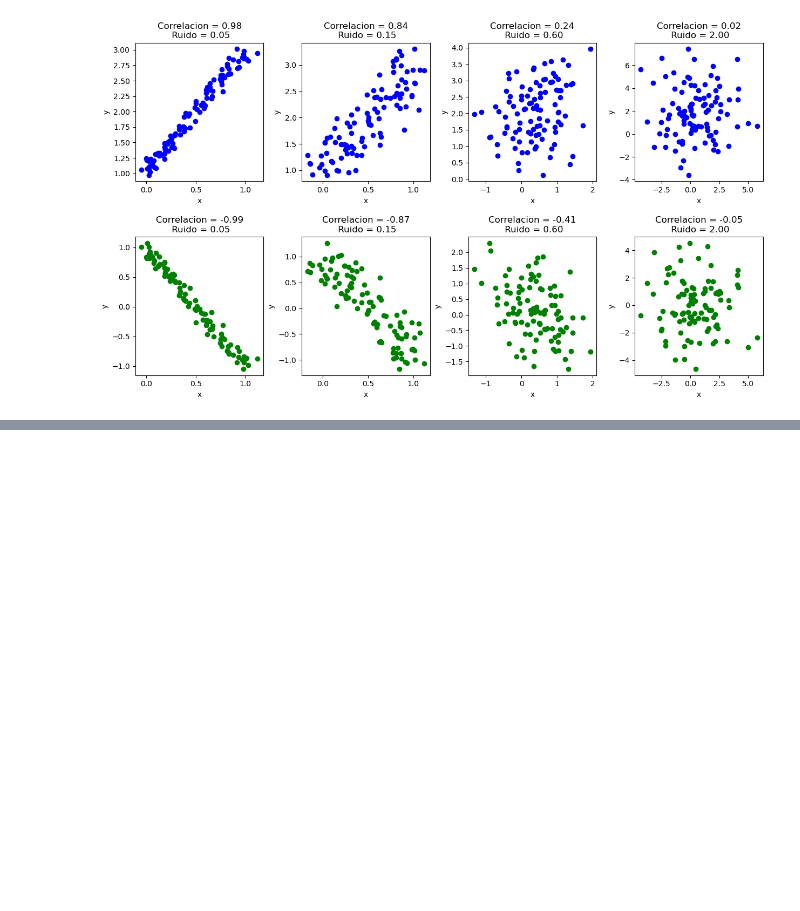
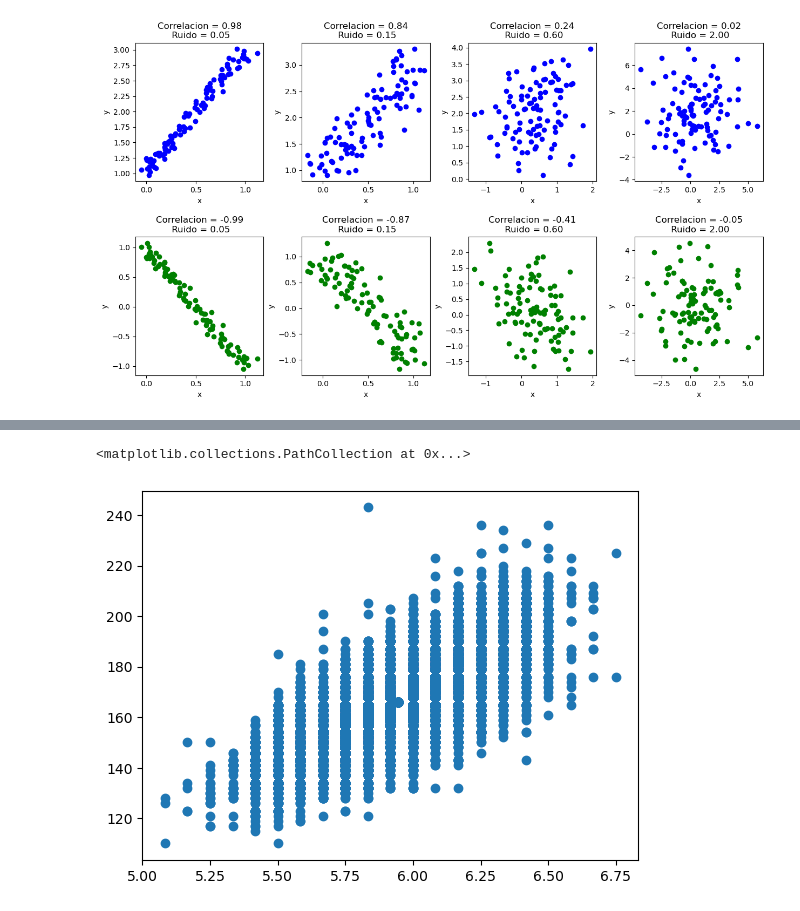
Before and after one commit to albhermo1979/EBACMX, a Jupyter notebook: EBAC/Python avanzado/Numpy/Numpy_1.ipynb, the cells around one changed output, grey strips where cells are left out. Cells and saved outputs as stored; diff of their text form; code cells hidden in the pictures; blank space fills up the shorter version.

```diff
--- a/EBAC/Python avanzado/Numpy/Numpy_1.ipynb
+++ b/EBAC/Python avanzado/Numpy/Numpy_1.ipynb
@@ -310,0 +361,6 @@ df_num.corr(method='spearman')
+# %%
+# Para mostrar la correlacion entre el peso y la estatura
+plt.scatter(x=height_np, y=weight_np)
+# %% [output]
+<matplotlib.collections.PathCollection at 0x...>
+[figure, added]
```
Also changed, not shown: parts of 10 cells of this notebook.
